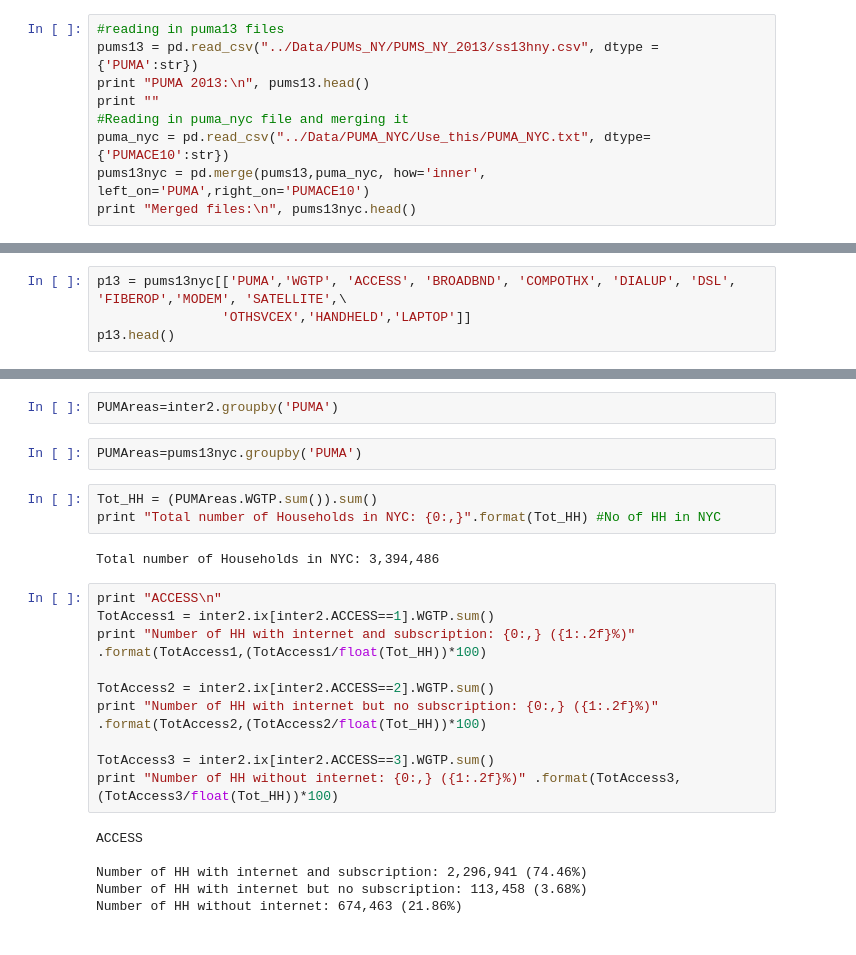
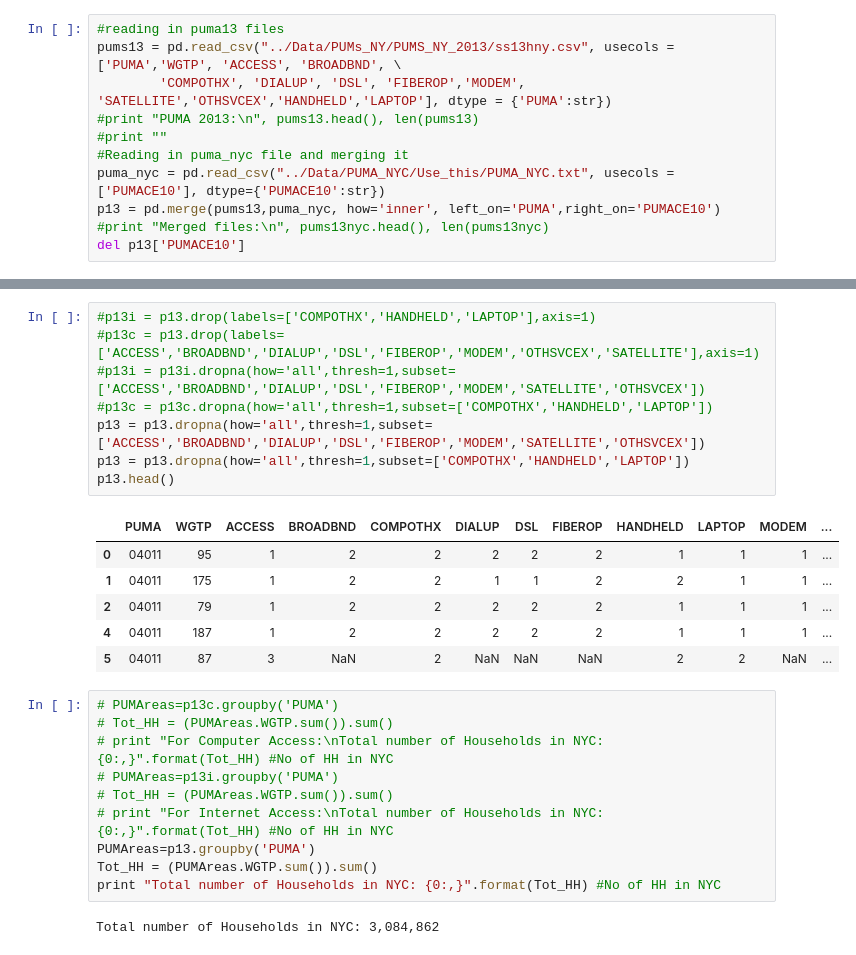
Before and after one commit to Sachinve/USI_SIP, a Jupyter notebook: Code/PUMS13_Comptroller_Recreation.ipynb, the cells around one changed output, grey strips where cells are left out. Drawn from its saved outputs; the diff is of its cells as text.

Commit message:
PUMS data

```diff
--- a/Code/PUMS13_Comptroller_Recreation.ipynb
+++ b/Code/PUMS13_Comptroller_Recreation.ipynb
@@ -5,9 +5,11 @@ import geopandas as gp
 # %%
 #reading in puma13 files
-pums13 = pd.read_csv("../Data/PUMs_NY/PUMS_NY_2013/ss13hny.csv", dtype = {'PUMA':str})
-print "PUMA 2013:\n", pums13.head()
-print ""
+pums13 = pd.read_csv("../Data/PUMs_NY/PUMS_NY_2013/ss13hny.csv", usecols = ['PUMA','WGTP', 'ACCESS', 'BROADBND', \
+        'COMPOTHX', 'DIALUP', 'DSL', 'FIBEROP','MODEM', 'SATELLITE','OTHSVCEX','HANDHELD','LAPTOP'], dtype = {'PUMA':str})
+#print "PUMA 2013:\n", pums13.head(), len(pums13)
+#print ""
 #Reading in puma_nyc file and merging it
-puma_nyc = pd.read_csv("../Data/PUMA_NYC/Use_this/PUMA_NYC.txt", dtype={'PUMACE10':str})
-pums13nyc = pd.merge(pums13,puma_nyc, how='inner', left_on='PUMA',right_on='PUMACE10')
-print "Merged files:\n", pums13nyc.head()
+puma_nyc = pd.read_csv("../Data/PUMA_NYC/Use_this/PUMA_NYC.txt", usecols = ['PUMACE10'], dtype={'PUMACE10':str})
+p13 = pd.merge(pums13,puma_nyc, how='inner', left_on='PUMA',right_on='PUMACE10')
+#print "Merged files:\n", pums13nyc.head(), len(pums13nyc)
+del p13['PUMACE10']
@@ -53,4 +15,0 @@ PUMA 2013:
-# %%
-p13 = pums13nyc[['PUMA','WGTP', 'ACCESS', 'BROADBND', 'COMPOTHX', 'DIALUP', 'DSL', 'FIBEROP','MODEM', 'SATELLITE',\
-                'OTHSVCEX','HANDHELD','LAPTOP']]
-p13.head()
@@ -85,25 +16,27 @@ inter2.head()
-# %%
-PUMAreas=inter2.groupby('PUMA')
-# %%
-PUMAreas=pums13nyc.groupby('PUMA')
-# %%
-Tot_HH = (PUMAreas.WGTP.sum()).sum()
-print "Total number of Households in NYC: {0:,}".format(Tot_HH) #No of HH in NYC
-# %% [output]
-Total number of Households in NYC: 3,394,486
-# %%
-print "ACCESS\n"
-TotAccess1 = inter2.ix[inter2.ACCESS==1].WGTP.sum()
-print "Number of HH with internet and subscription: {0:,} ({1:.2f}%)" .format(TotAccess1,(TotAccess1/float(Tot_HH))*100)
-
-TotAccess2 = inter2.ix[inter2.ACCESS==2].WGTP.sum()
-print "Number of HH with internet but no subscription: {0:,} ({1:.2f}%)" .format(TotAccess2,(TotAccess2/float(Tot_HH))*100)
-
-TotAccess3 = inter2.ix[inter2.ACCESS==3].WGTP.sum()
-print "Number of HH without internet: {0:,} ({1:.2f}%)" .format(TotAccess3,(TotAccess3/float(Tot_HH))*100)
-# %% [output]
-ACCESS
-
-Number of HH with internet and subscription: 2,296,941 (74.46%)
-Number of HH with internet but no subscription: 113,458 (3.68%)
-Number of HH without internet: 674,463 (21.86%)
+# %%
+#p13i = p13.drop(labels=['COMPOTHX','HANDHELD','LAPTOP'],axis=1)
+#p13c = p13.drop(labels= ['ACCESS','BROADBND','DIALUP','DSL','FIBEROP','MODEM','OTHSVCEX','SATELLITE'],axis=1)
+#p13i = p13i.dropna(how='all',thresh=1,subset=['ACCESS','BROADBND','DIALUP','DSL','FIBEROP','MODEM','SATELLITE','OTHSVCEX'])
+#p13c = p13c.dropna(how='all',thresh=1,subset=['COMPOTHX','HANDHELD','LAPTOP'])
+p13 = p13.dropna(how='all',thresh=1,subset=['ACCESS','BROADBND','DIALUP','DSL','FIBEROP','MODEM','SATELLITE','OTHSVCEX'])
+p13 = p13.dropna(how='all',thresh=1,subset=['COMPOTHX','HANDHELD','LAPTOP'])
+p13.head()
+# %% [output]
+|  | PUMA | WGTP | ACCESS | BROADBND | COMPOTHX | DIALUP | DSL | FIBEROP | HANDHELD | LAPTOP | MODEM | ... |
+| 0 | 04011 | 95 | 1 | 2 | 2 | 2 | 2 | 2 | 1 | 1 | 1 | ... |
+| 1 | 04011 | 175 | 1 | 2 | 2 | 1 | 1 | 2 | 2 | 1 | 1 | ... |
+| 2 | 04011 | 79 | 1 | 2 | 2 | 2 | 2 | 2 | 1 | 1 | 1 | ... |
+| 4 | 04011 | 187 | 1 | 2 | 2 | 2 | 2 | 2 | 1 | 1 | 1 | ... |
+| 5 | 04011 | 87 | 3 | NaN | 2 | NaN | NaN | NaN | 2 | 2 | NaN | ... |
+# %%
+# PUMAreas=p13c.groupby('PUMA')
+# Tot_HH = (PUMAreas.WGTP.sum()).sum()
+# print "For Computer Access:\nTotal number of Households in NYC: {0:,}".format(Tot_HH) #No of HH in NYC
+# PUMAreas=p13i.groupby('PUMA')
+# Tot_HH = (PUMAreas.WGTP.sum()).sum()
+# print "For Internet Access:\nTotal number of Households in NYC: {0:,}".format(Tot_HH) #No of HH in NYC
+PUMAreas=p13.groupby('PUMA')
+Tot_HH = (PUMAreas.WGTP.sum()).sum()
+print "Total number of Households in NYC: {0:,}".format(Tot_HH) #No of HH in NYC
+# %% [output]
+Total number of Households in NYC: 3,084,862
```
Also changed, not shown: parts of 25 cells of this notebook, 2 other files.
